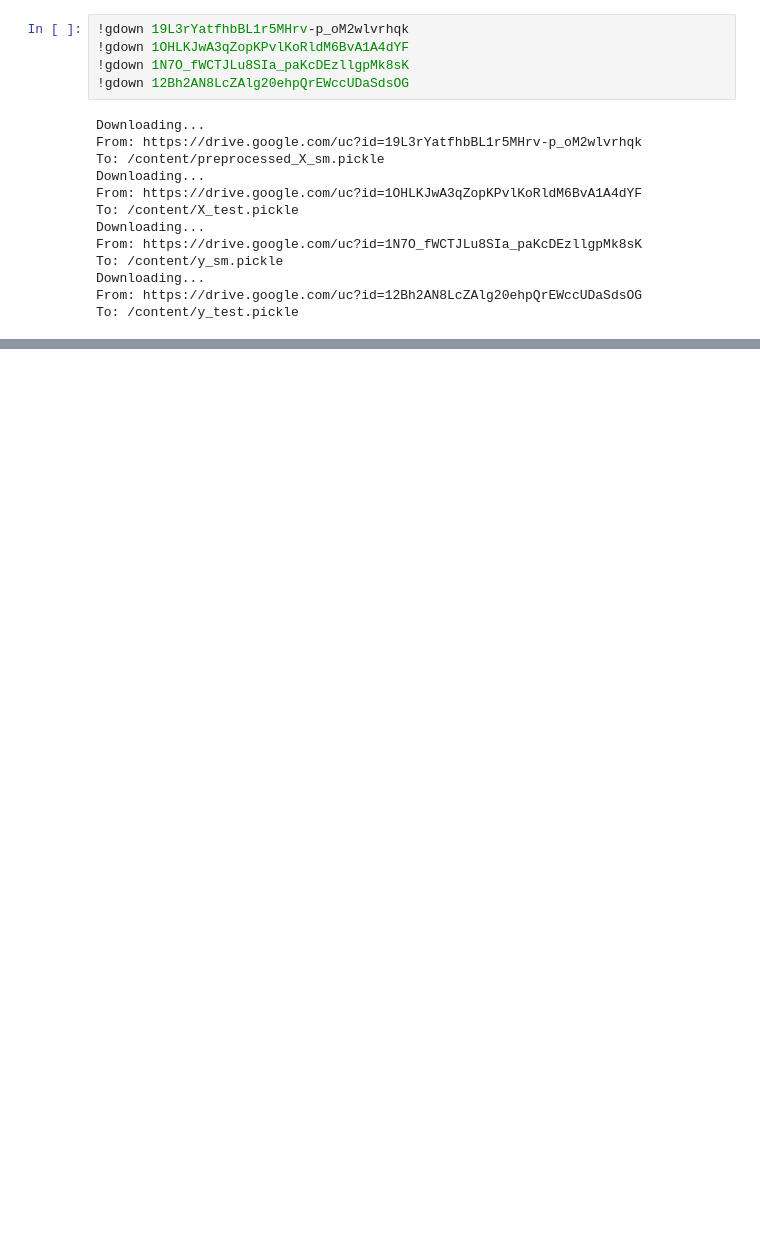
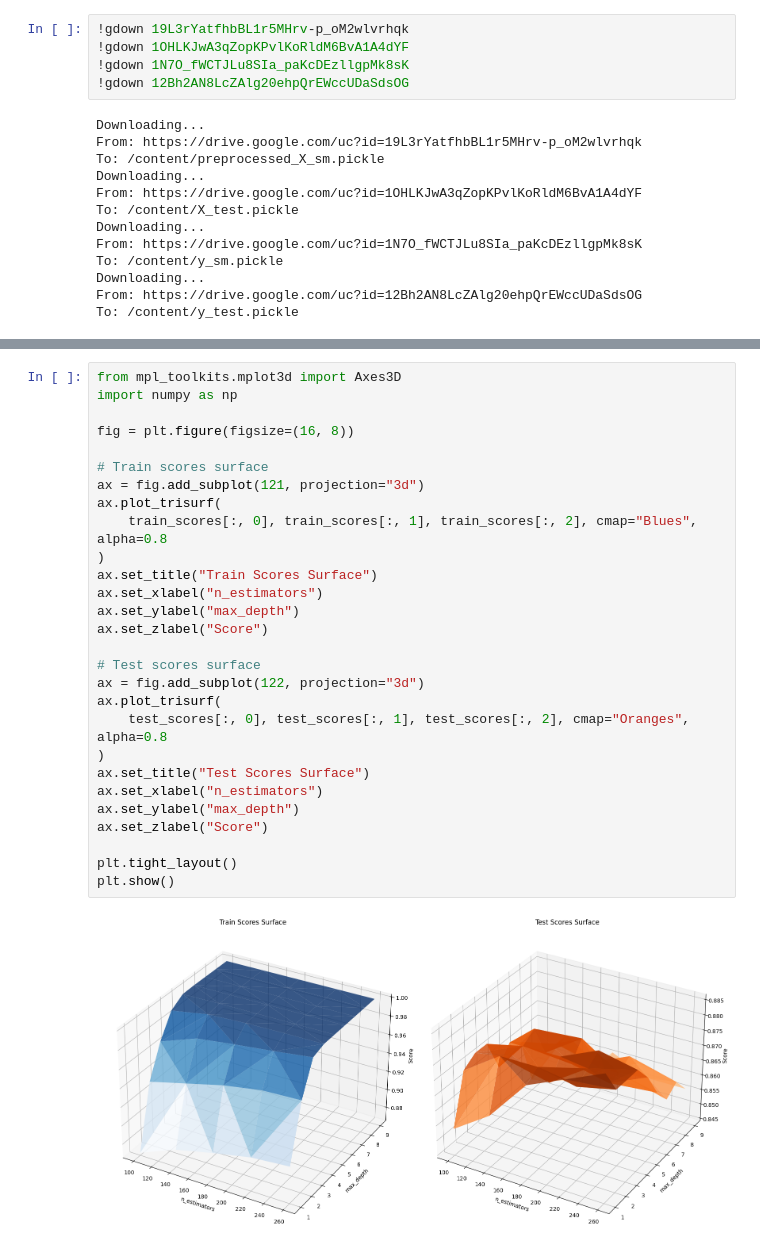
Before and after one commit to IshanSarkar/Topics-Practice, a Jupyter notebook: GBDT.ipynb, the cells around one changed output, grey strips where cells are left out. Drawn from its saved outputs; the diff is of its cells as text; blank space fills up the shorter version.

```diff
--- a/GBDT.ipynb
+++ b/GBDT.ipynb
@@ -20,0 +179,30 @@ To: /content/y_test.pickle
+# %%
+from mpl_toolkits.mplot3d import Axes3D
+import numpy as np
+
+fig = plt.figure(figsize=(16, 8))
+
+# Train scores surface
+ax = fig.add_subplot(121, projection="3d")
+ax.plot_trisurf(
+    train_scores[:, 0], train_scores[:, 1], train_scores[:, 2], cmap="Blues", alpha=0.8
+)
+ax.set_title("Train Scores Surface")
+ax.set_xlabel("n_estimators")
+ax.set_ylabel("max_depth")
+ax.set_zlabel("Score")
+
+# Test scores surface
+ax = fig.add_subplot(122, projection="3d")
+ax.plot_trisurf(
+    test_scores[:, 0], test_scores[:, 1], test_scores[:, 2], cmap="Oranges", alpha=0.8
+)
+ax.set_title("Test Scores Surface")
+ax.set_xlabel("n_estimators")
+ax.set_ylabel("max_depth")
+ax.set_zlabel("Score")
+
+plt.tight_layout()
+plt.show()
+# %% [output]
+[figure, added]
```
Also changed, not shown: parts of 18 cells of this notebook.
